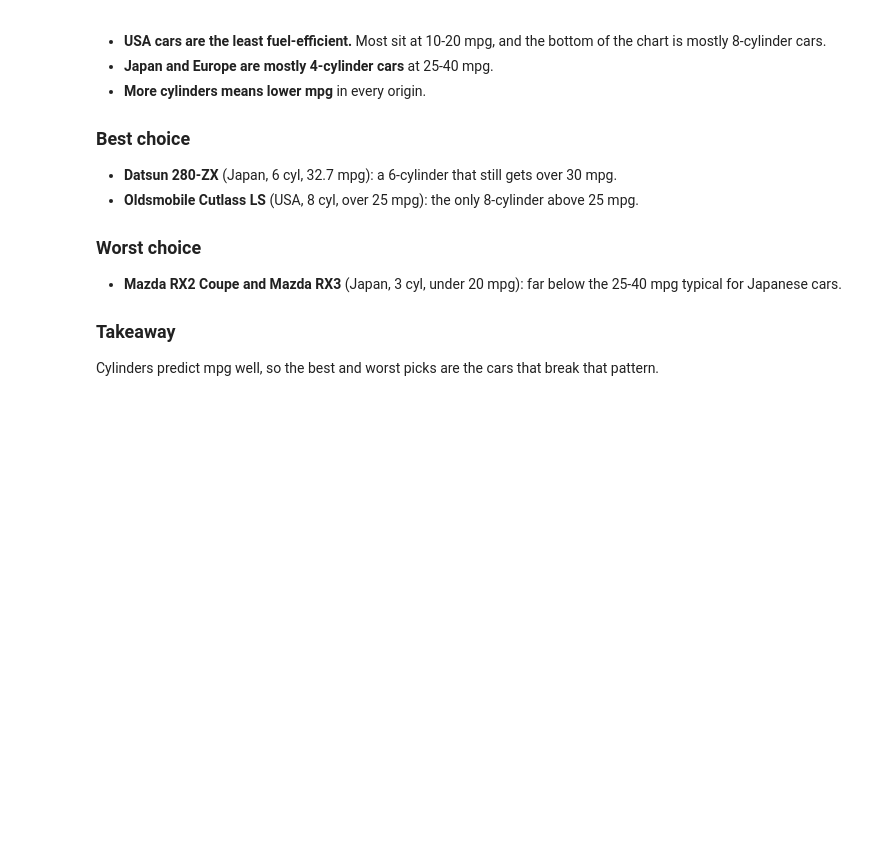
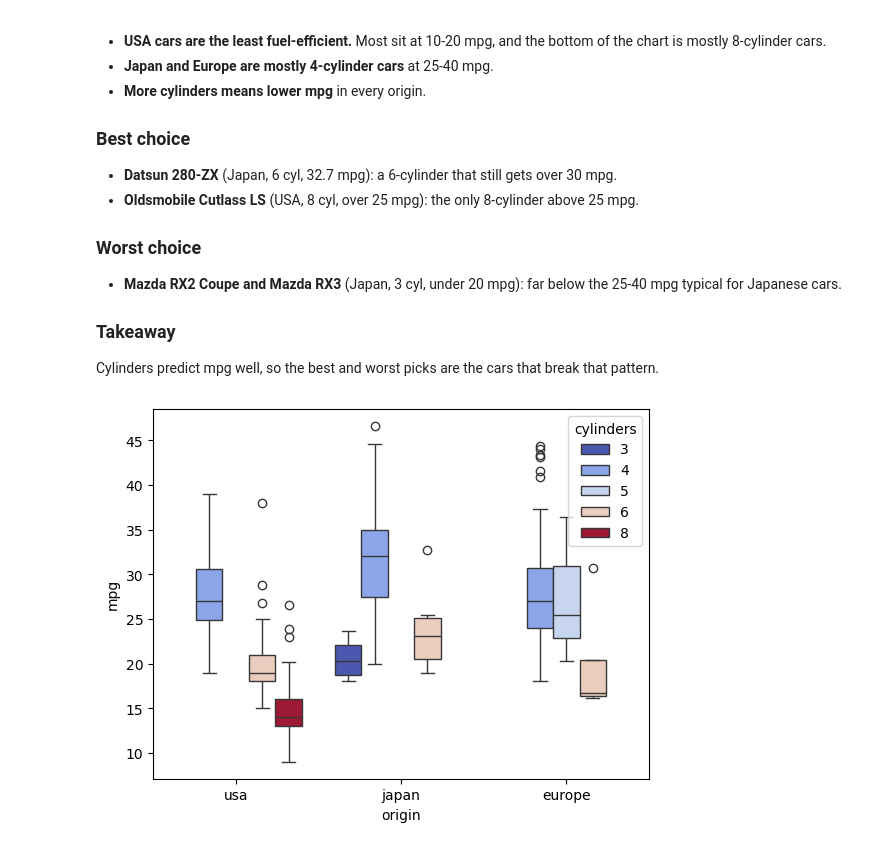
Before and after one commit to SamaMIS88/auto-mpg-seaborn-eda, a Jupyter notebook: notebooks/categorical.ipynb, the cells around one changed output. Cells and saved outputs as stored; diff of their text form; code cells hidden in the pictures; blank space fills up the shorter version.

Commit message:
add boxplot and violinplot with there Insights

```diff
--- a/notebooks/categorical.ipynb
+++ b/notebooks/categorical.ipynb
@@ -64,3 +64,7 @@ df[(df['origin']=='japan') & (df['cylinders']==3) & (df['mpg']<20)]
 
 ### Takeaway
 Cylinders predict mpg well, so the best and worst picks are the cars that break that pattern.
+# %%
+sns.boxplot(x='origin', y='mpg', data=df,hue='cylinders', palette='coolwarm');
+# %% [output]
+[figure, added]
```
Also changed, not shown: parts of 4 cells of this notebook.
